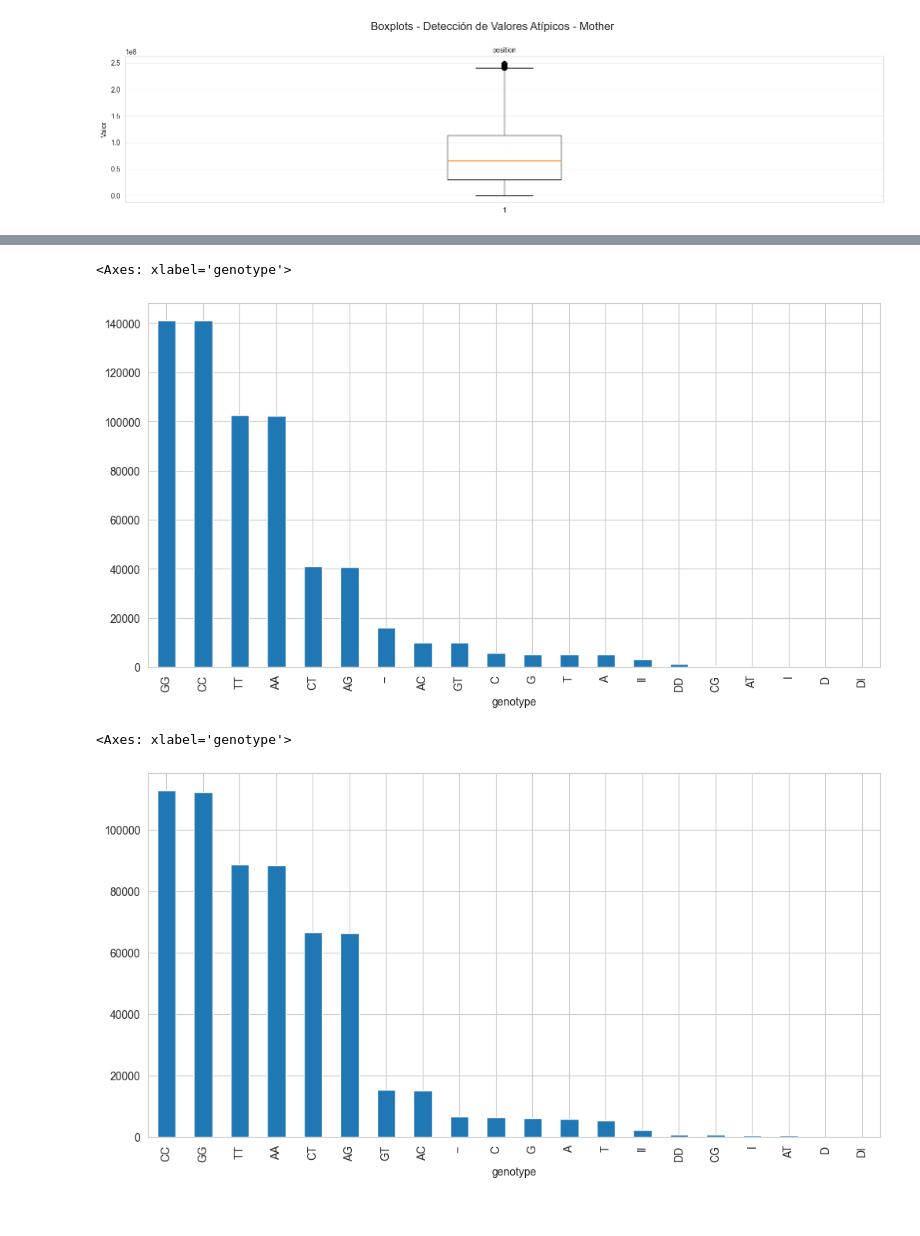
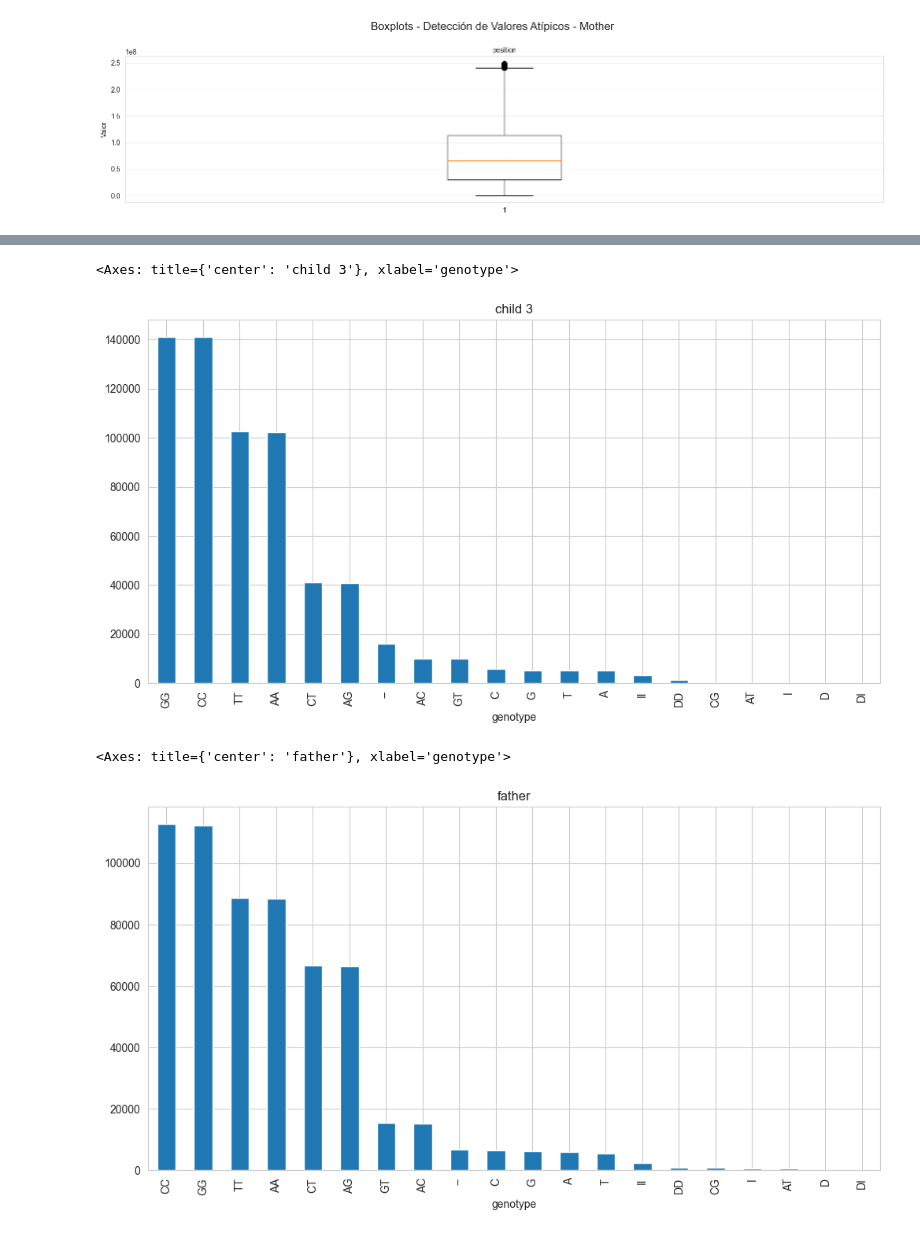
Before and after one commit to ALbertE03/PGVD, a Jupyter notebook: producer/aed.ipynb, the cells around one changed output, grey strips where cells are left out. Drawn from its saved outputs; the diff is of its cells as text; code cells hidden in the pictures.

```diff
--- a/producer/aed.ipynb
+++ b/producer/aed.ipynb
@@ -250,11 +142,11 @@ df1['genotype'].value_counts().plot(kind='bar')
 # %%
-df2['genotype'].value_counts().plot(kind='bar')
+df2['genotype'].value_counts().plot(kind='bar',title='child 3')
 # %% [output]
-<Axes: xlabel='genotype'>
+<Axes: title={'center': 'child 3'}, xlabel='genotype'>
-[figure, old version]
+[figure, new version]
 # %%
-df3['genotype'].value_counts().plot(kind='bar')
+df3['genotype'].value_counts().plot(kind='bar',title='father')
 # %% [output]
-<Axes: xlabel='genotype'>
+<Axes: title={'center': 'father'}, xlabel='genotype'>
-[figure, old version]
+[figure, new version]
 # %%
```
Also changed, not shown: parts of 27 cells of this notebook, 2 other files.
